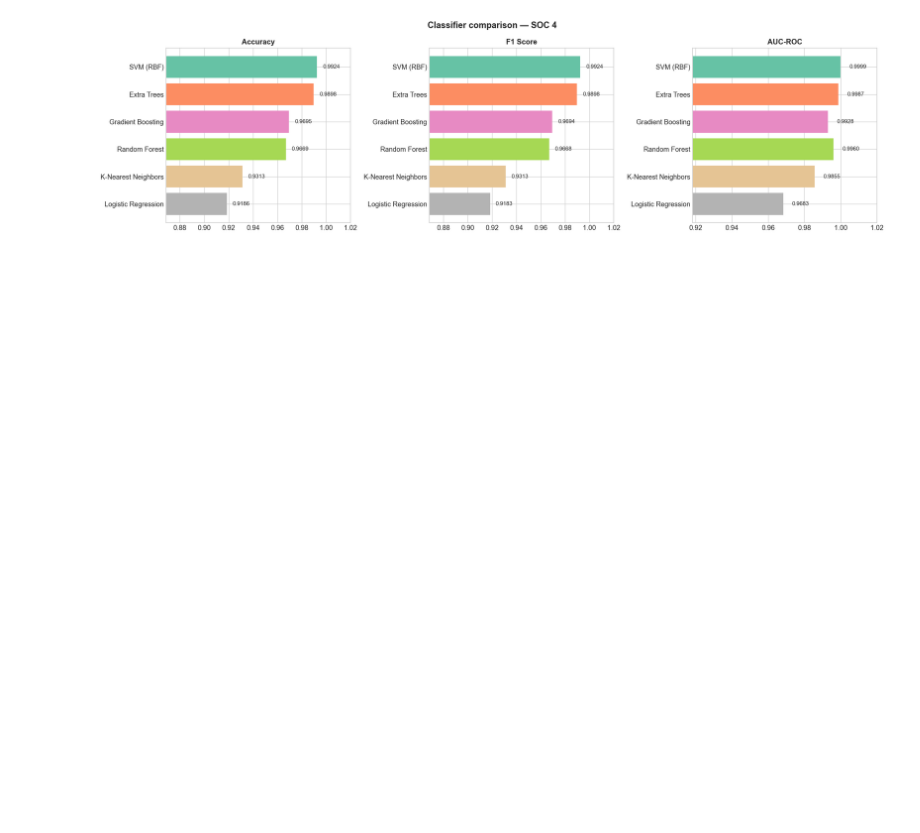
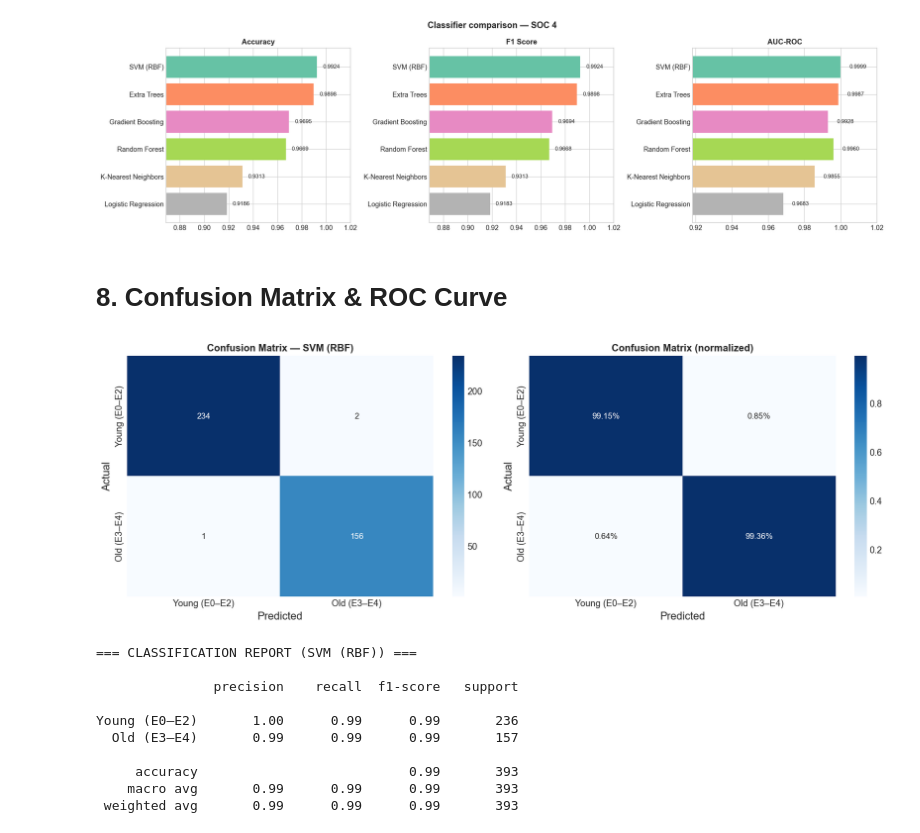
Before and after one commit to marcosoldani/ml_LiBs_project, a Jupyter notebook: notebooks/2_ClassificationAges.ipynb, the cells around one changed output. Saved outputs shown, nothing was run; the diff lists cells and outputs as text; code cells hidden in the pictures; blank space fills up the shorter version.

Commit message:
ADDED: new confusion matrix and ROC curve

```diff
--- a/notebooks/2_ClassificationAges.ipynb
+++ b/notebooks/2_ClassificationAges.ipynb
@@ -676,3 +676,76 @@ plt.tight_layout()
 plt.show()
 # %% [output]
 [figure]
+# %% [markdown]
+# 8. Confusion Matrix & ROC Curve
+# %%
+# --- CONFUSION MATRIX FOR BEST MODEL ---
+
+best_pred = predictions[best_model_name]
+cm = confusion_matrix(y_test, best_pred)
+
+fig, axes = plt.subplots(1, 2, figsize=(14, 5))
+
+# --- CONFUSION MATRIX (ABSOLUTE) ---
+sns.heatmap(
+    cm,
+    annot=True,
+    fmt="d",
+    cmap="Blues",
+    ax=axes[0],
+    xticklabels=CLASS_NAMES,
+    yticklabels=CLASS_NAMES,
+)
+
+axes[0].set_xlabel("Predicted")
+axes[0].set_ylabel("Actual")
+axes[0].set_title(
+    f"Confusion Matrix — {best_model_name}",
+    fontweight="bold"
+)
+
+# --- CONFUSION MATRIX (NORMALIZED) ---
+cm_norm = cm.astype("float") / cm.sum(axis=1)[:, np.newaxis]
+
+sns.heatmap(
+    cm_norm,
+    annot=True,
+    fmt=".2%",
+    cmap="Blues",
+    ax=axes[1],
+    xticklabels=CLASS_NAMES,
+    yticklabels=CLASS_NAMES,
+)
+
+axes[1].set_xlabel("Predicted")
+axes[1].set_ylabel("Actual")
+axes[1].set_title(
+    "Confusion Matrix (normalized)",
+    fontweight="bold"
+)
+
+plt.tight_layout()
+plt.show()
+
+# --- CLASSIFICATION REPORT ---
+print(f"\n=== CLASSIFICATION REPORT ({best_model_name}) ===\n")
+
+print(
+    classification_report(
+        y_test,
+        best_pred,
+        target_names=CLASS_NAMES
+    )
+)
+# %% [output]
+[figure, added]
+=== CLASSIFICATION REPORT (SVM (RBF)) ===
+
+               precision    recall  f1-score   support
+
+Young (E0–E2)       1.00      0.99      0.99       236
+  Old (E3–E4)       0.99      0.99      0.99       157
+
+     accuracy                           0.99       393
+    macro avg       0.99      0.99      0.99       393
+ weighted avg       0.99      0.99      0.99       393
```
Also changed, not shown: parts of 4 cells of this notebook.
